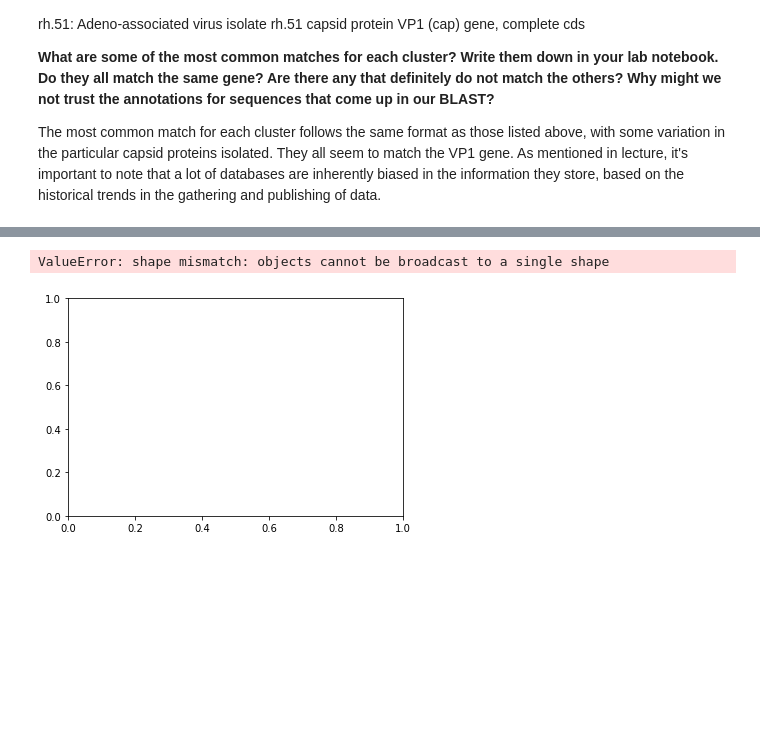
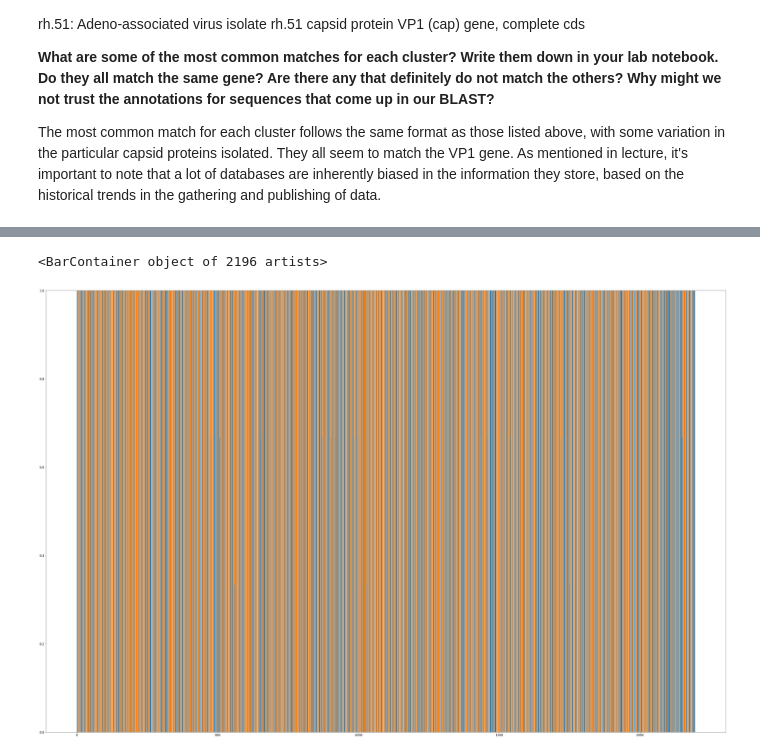
Before and after one commit to paulameena/fa18-BioE131, a Jupyter notebook: lab02.ipynb, the cells around one changed output, grey strips where cells are left out. Drawn from its saved outputs; the diff is of its cells as text; code cells hidden in the pictures; blank space fills up the shorter version.

Commit message:
did nuc freq plots

```diff
--- a/lab02.ipynb
+++ b/lab02.ipynb
@@ -181,18 +202,23 @@ plt.bar(height= gc2, x= xvals, bottom = 1)
 # %%
 from Bio import SeqIO
 from Bio.Align import MultipleSeqAlignment
 from Bio.SeqRecord import SeqRecord
 from Bio import Phylo
 from io import StringIO
 import matplotlib.pyplot as plt
 import matplotlib as mpl
 import numpy as np
 import pandas as pd
-fig3= plt.bar(height= at3, x= xvals)
-plt.bar(height= gc3, x= xvals, bottom = 1)
+xvals3=[]
+i = 0
+while i< len(msa3[0]):
+    xvals3.append(i)
+    i += 1
+fig3= plt.bar(height= at3, x= xvals3)
+plt.bar(height= gc3, x= xvals3, bottom = 1)
 # %% [output]
-ValueError: shape mismatch: objects cannot be broadcast to a single shape
+<BarContainer object of 2196 artists>
-[figure, old version]
+[figure, new version]
 # %%
 from Bio import SeqIO
 from Bio.Align import MultipleSeqAlignment
```
Also changed, not shown: parts of 9 cells of this notebook.
